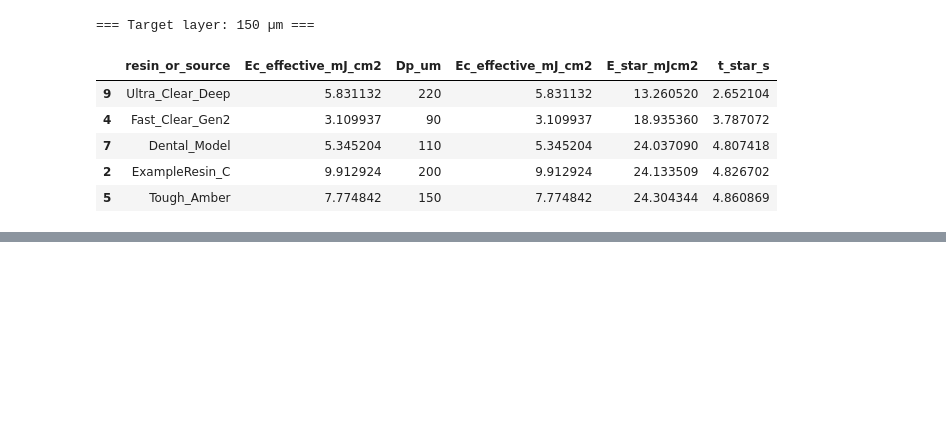
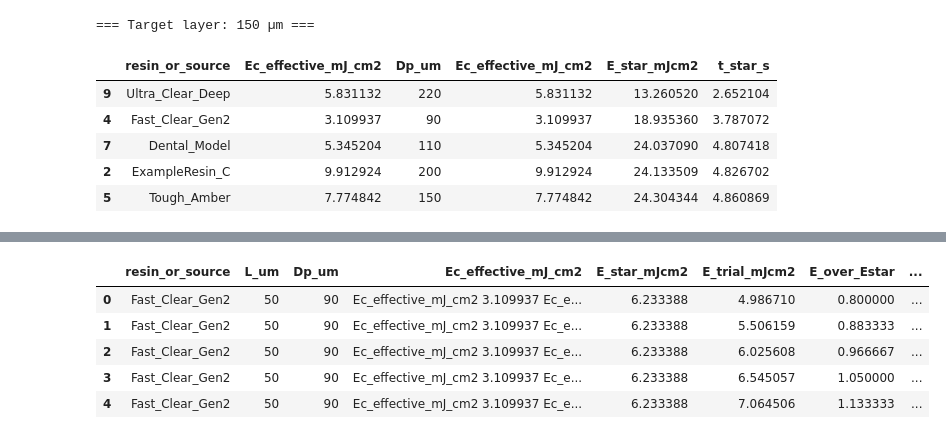
Before and after one commit to nyee88/tvam_resin_mini, a Jupyter notebook: notebooks/01_working_curve.ipynb, the cells around one changed output, grey strips where cells are left out. Cells and saved outputs as stored; diff of their text form; code cells hidden in the pictures; blank space fills up the shorter version.

```diff
--- a/notebooks/01_working_curve.ipynb
+++ b/notebooks/01_working_curve.ipynb
@@ -321,0 +330,81 @@ for L in [50, 100, 150]:
+# %%
+import numpy as np
+import pandas as pd
+
+# We assume df (resin table) and plan_exposures(...) are already defined above.
+
+def simulate_experiments(
+    df_resins,
+    L_list=(50, 100, 150),
+    I_mWcm2=5.0,
+    safety=1.15,
+    n_factors=7,
+    rng_seed=42,
+):
+    """
+    For each resin and each target layer thickness:
+      1) Use the physics-based planner to get E*.
+      2) Try several exposure multiples around E*.
+      3) Assign a synthetic pass/fail label using a simple rule.
+    This mimics a small multi-resin screening campaign.
+    """
+    rng = np.random.default_rng(rng_seed)
+    rows = []
+
+    for L_um in L_list:
+        plans = plan_exposures(
+            df_resins,
+            L_um=L_um,
+            I_mWcm2=I_mWcm2,
+            safety=safety,
+            use_temp_correction=True,
+        )
+
+        for _, r in plans.iterrows():
+            resin = r["resin_or_source"]
+            Ec_eff = r["Ec_effective_mJ_cm2"]
+            Dp_um = r["Dp_um"]
+            E_star = r["E_star_mJcm2"]
+
+            # trial exposure factors around E*
+            factors = np.linspace(0.8, 1.3, n_factors)
+
+            for f in factors:
+                E_trial = f * E_star
+
+                # --- synthetic "truth": define how likely each dose is to work ---
+                if f < 0.9:
+                    p_pass = 0.05           # way underexposed
+                elif 0.9 <= f <= 0.95:
+                    p_pass = 0.4            # borderline low
+                elif 0.95 < f < 1.10:
+                    p_pass = 0.85           # sweet spot
+                elif 1.10 <= f <= 1.20:
+                    p_pass = 0.6            # a bit high but often ok
+                else:  # > 1.20
+                    p_pass = 0.2            # overcure / loss of fidelity
+
+                y = rng.binomial(1, p_pass)
+
+                rows.append({
+                    "resin_or_source": resin,
+                    "L_um": L_um,
+                    "Dp_um": Dp_um,
+                    "Ec_effective_mJ_cm2": Ec_eff,
+                    "E_star_mJcm2": E_star,
+                    "E_trial_mJcm2": E_trial,
+                    "E_over_Estar": f,
+                    "pass": y,
+                })
+
+    return pd.DataFrame(rows)
+
+df_exp = simulate_experiments(df)
+df_exp.head()
+# %% [output]
+|  | resin_or_source | L_um | Dp_um | Ec_effective_mJ_cm2 | E_star_mJcm2 | E_trial_mJcm2 | E_over_Estar | ... |
+| 0 | Fast_Clear_Gen2 | 50 | 90 | Ec_effective_mJ_cm2 3.109937 Ec_e... | 6.233388 | 4.986710 | 0.800000 | ... |
+| 1 | Fast_Clear_Gen2 | 50 | 90 | Ec_effective_mJ_cm2 3.109937 Ec_e... | 6.233388 | 5.506159 | 0.883333 | ... |
+| 2 | Fast_Clear_Gen2 | 50 | 90 | Ec_effective_mJ_cm2 3.109937 Ec_e... | 6.233388 | 6.025608 | 0.966667 | ... |
+| 3 | Fast_Clear_Gen2 | 50 | 90 | Ec_effective_mJ_cm2 3.109937 Ec_e... | 6.233388 | 6.545057 | 1.050000 | ... |
+| 4 | Fast_Clear_Gen2 | 50 | 90 | Ec_effective_mJ_cm2 3.109937 Ec_e... | 6.233388 | 7.064506 | 1.133333 | ... |
```
Also changed, not shown: parts of 1 cell of this notebook.
